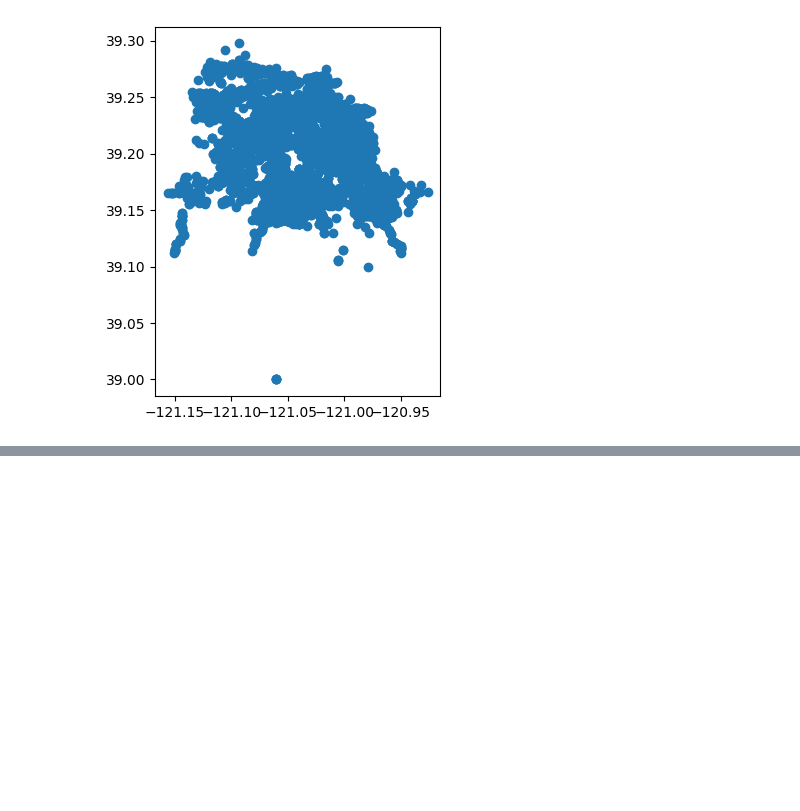
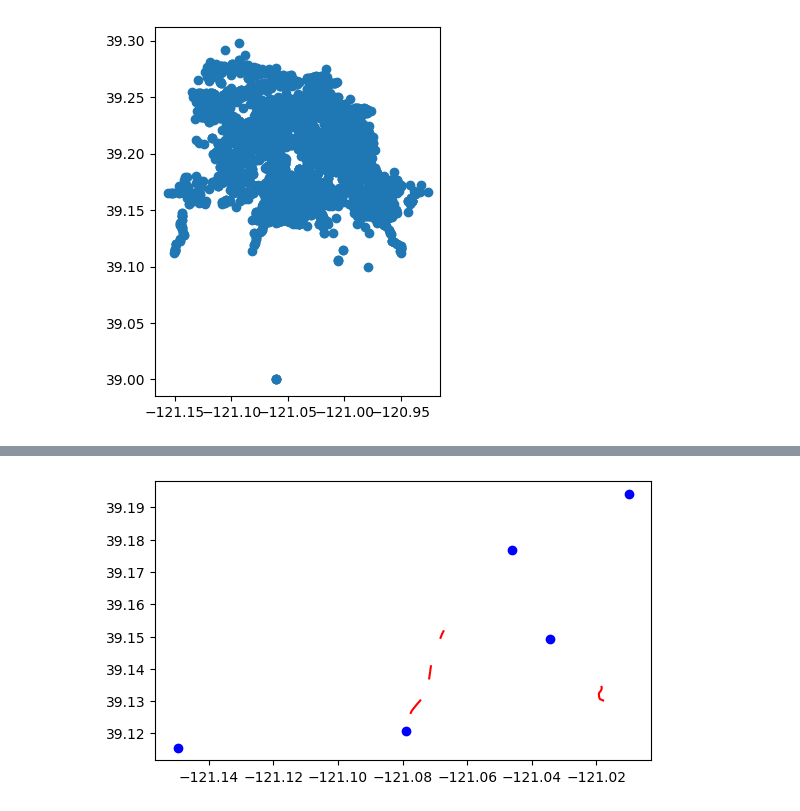
Before and after one commit to pfoytik/scenarioDiscovery, a Jupyter notebook: ema_analyze.ipynb, the cells around one changed output, grey strips where cells are left out. Saved outputs shown, nothing was run; the diff lists cells and outputs as text; code cells hidden in the pictures; blank space fills up the shorter version.

```diff
--- a/ema_analyze.ipynb
+++ b/ema_analyze.ipynb
@@ -259,3 +263,7 @@ gdf.plot()
 plt.show()
 # %% [output]
 [figure]
+# %%
+### print the top 10 values in fleet_hc_count_json sorted by value
+fleet_hc_top10 = sorted(fleet_hc_count_json.items(), key=lambda x: x[1], reverse=True)[:5]
+ladris_hc_top10 = sorted(ladris_hc_count_json.items(), key=lambda x: x[1], reverse=True)[:5]
@@ -261,0 +278,7 @@ plt.show()
+# %%
+fleet_top10_latlong = []
+for i in fleet_hc_top10:
+    if i[0] in fleet_lat_long_dict:
+        fleet_top10_latlong.append([i[0], fleet_lat_long_dict[i[0]], fleet_potential_dict[i[0]]])
+
+print(fleet_top10_latlong)
@@ -261,0 +291,5 @@ plt.show()
+# %%
+ladris_top10_latlong = []
+for i in ladris_hc_top10:
+    if int(i[0]) in ladris_latlong_dict:
+        ladris_top10_latlong.append([int(i[0]), ladris_latlong_dict[int(i[0])], ladris_potential_dict[int(i[0])]])
@@ -261,0 +324,16 @@ plt.show()
+# %%
+### Plot the top 10 values in fleet_lat_long_dict
+import matplotlib.pyplot as plt
+import geopandas as gpd
+from geopandas import GeoDataFrame
+from shapely.geometry import Point
+
+points_gdf = GeoDataFrame(geometry=[Point(i[1]) for i in fleet_top10_latlong])
+lines_gdf = GeoDataFrame(geometry=[i[1] for i in ladris_top10_latlong])
+
+fig, ax = plt.subplots()
+lines_gdf.plot(ax=ax, color='red')
+points_gdf.plot(ax=ax, color='blue')
+plt.show()
+# %% [output]
+[figure, added]
```
Also changed, not shown: parts of 11 cells of this notebook, 1 other file.
